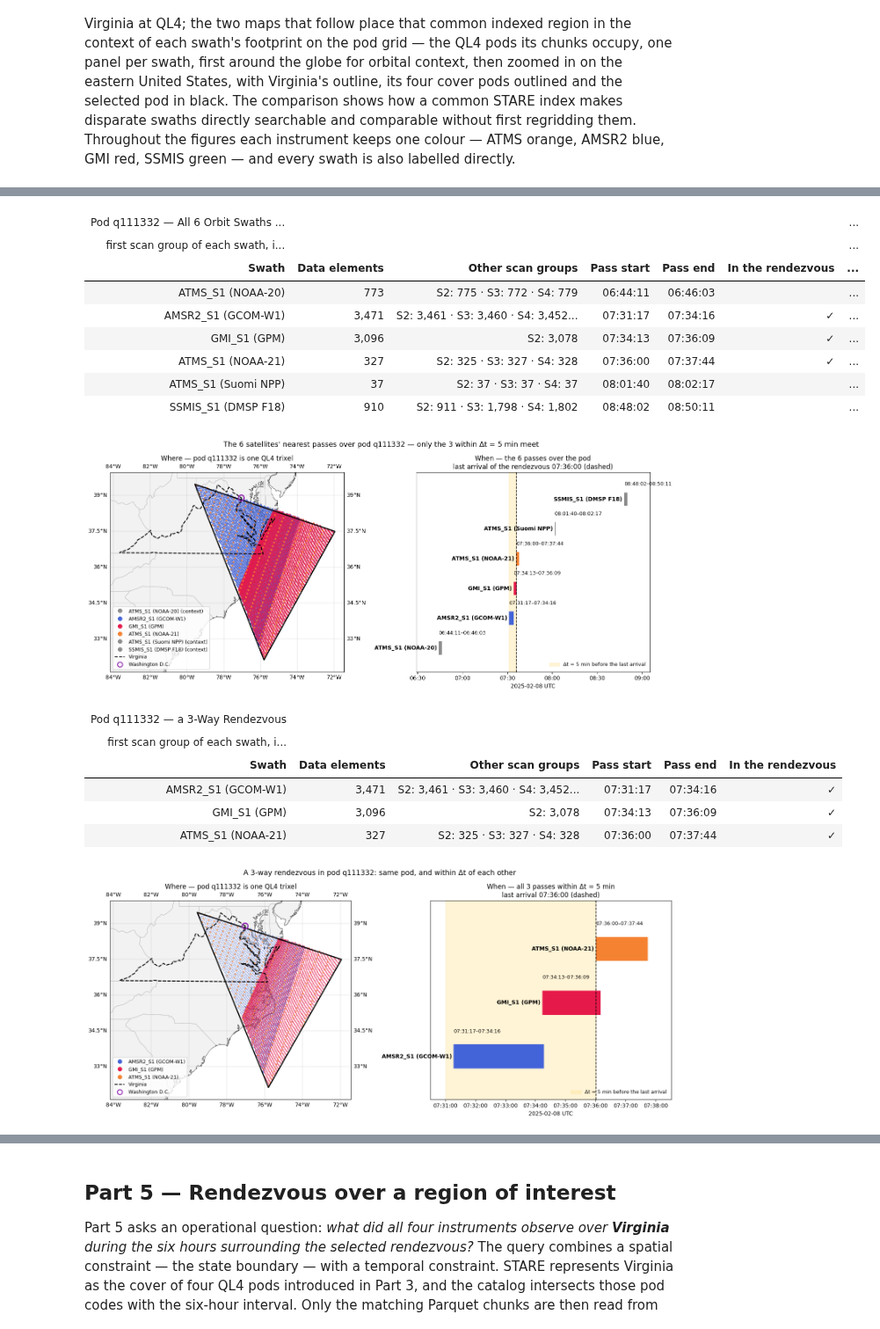
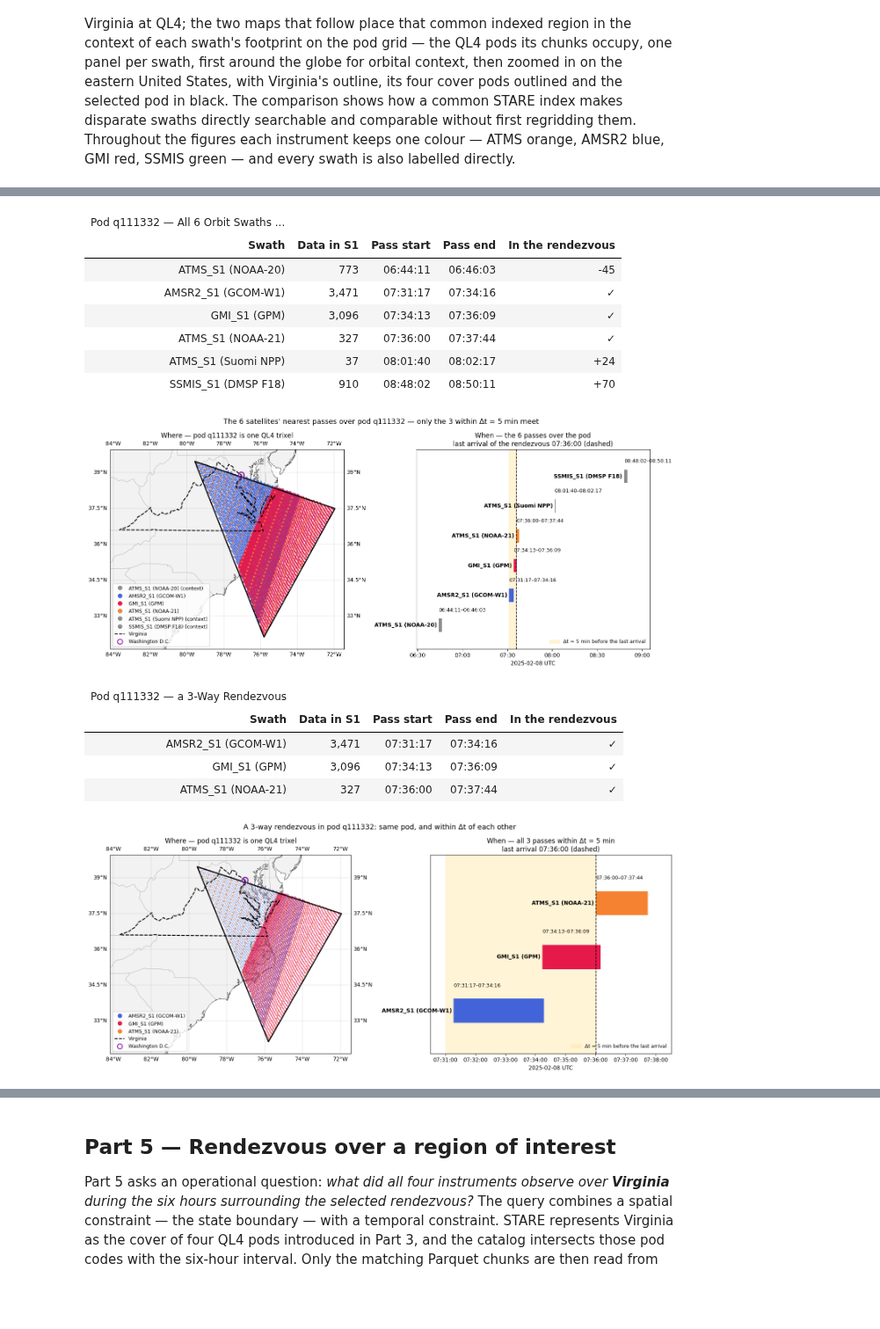
Before and after one commit to SpatioTemporal/STAREPandas, a Jupyter notebook: starepandas/s3_starepods_examples_video_v6.ipynb, the cells around one changed output, grey strips where cells are left out. Shown at 88% size. Cells and saved outputs as stored; diff of their text form; code cells hidden in the pictures; blank space fills up the shorter version.

```diff
--- a/starepandas/s3_starepods_examples_video_v6.ipynb
+++ b/starepandas/s3_starepods_examples_video_v6.ipynb
@@ -706,11 +691,10 @@ with T.step('display', 'render the per-pod table'):
     display(
         GT(per_pod)
         .tab_header(title="Rendezvous in Virginia's QL4 Pods, 2025Q1",
-                    subtitle=html(f"<b>{len(va_catalog):,} chunk records in {len(va_pods)} pods</b> — rendezvous "
-                                  "events per pod at each window, by how many instruments were present"))
+                    subtitle=html(f"<b>{len(va_catalog):,} chunk records in {len(va_pods)} pods</b>"))
         .fmt_markdown(columns=shown_cols)
-        .tab_spanner(label="Events, by Instruments Present", columns=['2-way', '3-way', '4-way'])
-        .cols_label(pod="Pod", virginia="Share of Virginia", records="Chunk records", window="")
+        .tab_spanner(label=spanner("Events, by Instruments Present"), columns=['2-way', '3-way', '4-way'])
+        .cols_label(pod="Pod", virginia=html("Share of<br>Virginia"), records=html("Chunk<br>records"), window="")
     )
 
 with T.step('local', 'pick the example: the first 3-way at the tightest window in the pod covering most of Virginia'):
@@ -746,13 +730,14 @@ with T.step('local', "each satellite's pass over the example pod nearest the ren
     swaths['orbit'] = swaths['granule'].str.split('.').str[5]
     swaths['sensing'] = swaths['granule'].str.split('.').str[4].str.replace(
         r'\d{8}-S(\d{2})(\d{2})\d{2}-E(\d{2})(\d{2})\d{2}', r'\1:\2–\3:\4', regex=True)
-    swaths['member'] = swaths['granule'].isin(members).map({True: '✓', False: ''})
+    swaths['member'] = ['✓' if g in members else f"{m:.1f}"
+                        for g, m in zip(swaths['granule'], swaths['minutes'])]
     swaths.insert(0, 'order', range(1, len(swaths) + 1))
 with T.step('display', 'render the swath table'):
     display(
-        GT(fmt_times(swaths, ('pass_start', 'pass_end'))
+        GT(fmt_times(swaths, ('pass_start', 'pass_end'), fmt='%H:%M:%S')
            [['order', 'instrument', 'satellite', 'orbit', 'sensing', 'pass_start', 'pass_end',
-             'chunks', 'minutes', 'member']])
+             'chunks', 'member']])
         .tab_header(title=f"Orbit Swaths over Pod {focus_pod} around the Example Rendezvous",
                     subtitle=html(f"<b>{len(swaths)} satellites, each one's pass nearest "
                                   f"{meeting.strftime('%Y-%m-%d %H:%M:%S')} UTC</b> — "
@@ -760,9 +745,8 @@ with T.step('display', 'render the swath table'):
                                   f"Δt = {minutes_of(EXAMPLE_DT)} min"))
         .cols_label(order="#", orbit="Orbit", sensing="Granule sensing span (UTC)",
                     pass_start="Start", pass_end="End", chunks="Chunks in the pod",
-                    minutes=html("Pass start relative to<br>rendezvous completion (min)"),
                     member=f"In the {minutes_of(EXAMPLE_DT)}-min rendezvous")
-        .tab_spanner(label="Pass over the Pod", columns=['pass_start', 'pass_end'])
+        .tab_spanner(label=spanner("Pass over the Pod"), columns=['pass_start', 'pass_end'])
     )
 
 with T.step('local', 'catalog rows of the six swaths, every pod they touch, labelled per swath'):
@@ -875,11 +858,6 @@ from starepandas.demo_plots import swath_label
 pod_s1 = in_pod[in_pod['Dataset'].str.endswith('_S1')]             # first scan group of the six swaths
 granule_of = {swath_label(d, g): g for d, g in zip(pod_s1['Dataset'], pod_s1['granule'])}
 assert len(granule_of) == pod_s1['granule'].nunique()               # one label per swath
-other_groups = (in_pod[~in_pod['Dataset'].str.endswith('_S1')]
-                .groupby('granule').apply(lambda g: ' · '.join(
-                    f"{d.split('_', 1)[1]}: {n:,}" for d, n in
-                    g.groupby('Dataset')['num_rows'].sum().items()), include_groups=False))
-
 cases = [
     (pod_s1,
      f"all {pod_s1['granule'].nunique()} orbit swaths in the pod",
@@ -901,66 +879,52 @@ for k, (rows, what, title) in enumerate(cases, start=4):
         # pass's gap is measured from the members' passes, not from the meeting
         if px['timestamp'].max() < members_start:
             return (px['timestamp'].max() - members_start).total_seconds() / 60
         if px['timestamp'].min() > members_end:
             return (px['timestamp'].min() - members_end).total_seconds() / 60
         return 0.0
 
+    # one membership column: ✓ for a member, else the pass's gap to the
+    # rendezvous in minutes (negative before it, positive after)
     arrival = pd.DataFrame([
         {'swath': label,
          'data elements': len(px),
-         'other scan groups': other_groups.get(granule_of[label], ''),
          'pass start': px['timestamp'].min().strftime('%H:%M:%S'),
          'pass end': px['timestamp'].max().strftime('%H:%M:%S'),
-         'in the rendezvous': '✓' if label in member_labels else '',
-         'gap': '' if label in member_labels else f"{gap_minutes(px):+.0f}"}
+         'in the rendezvous': '✓' if label in member_labels else f"{gap_minutes(px):+.0f}"}
         for label, px in passes.items()
     ])
-    if title is None:                                       # the 3-way: every row is a member
-        arrival = arrival.drop(columns='gap')
-    first_pass = min(px['timestamp'].min() for px in passes.values())
-    last_pass = max(px['timestamp'].max() for px in passes.values())
     with T.step('display', f'render the arrival table — {what}'):
-        table = (
+        display(
             GT(arrival)
             .tab_header(title=(f"Pod {focus_pod} — a {len(passes)}-Way Rendezvous" if title is None
-                               else f"Pod {focus_pod} — All {len(passes)} Orbit Swaths in the Pod"),
-                        subtitle=("first scan group of each swath, in order of arrival, "
-                                  f"all inside Δt = {minutes_of(EXAMPLE_DT)} min; the rendezvous completes "
-                                  f"{meeting.strftime('%Y-%m-%d %H:%M:%S')}" if title is None else
-                                  "first scan group of each swath, in order of arrival — the six passes "
-                                  f"nearest the rendezvous, {first_pass.strftime('%Y-%m-%d %H:%M')} → "
-                                  f"{last_pass.strftime('%H:%M')} UTC"))
+                               else f"Pod {focus_pod} — All {len(passes)} Orbit Swaths in the Pod"))
             .fmt_integer(columns='data elements')
+            .cols_label(**{'data elements': 'Data in S1'})
         )
-        if title is not None:
-            table = table.cols_label(gap=html("Gap to the rendezvous<br>(min)"))
-        display(table)
     with T.step('plot', f'build figure {k} — {what}'):
         fig = plot_rendezvous(focus_pod, passes, meeting, EXAMPLE_DT, title=title,
                               region=virginia, region_label='Virginia',
                               point=(DC['lon'], DC['lat']), point_label='Washington D.C.',
                               members=member_labels if title is not None else None,
                               shade_window=True)
     with T.step('display', f'render figure {k}'):
         display(fig)
         plt.close(fig)
 display(T.table("Processing Time of Each Step in this Part 4 Cell"))
 # %% [output]
-| Pod q111332 — All 6 Orbit Swaths ... |  |  |  |  |  | ... |
-| first scan group of each swath, i... |  |  |  |  |  | ... |
-| Swath | Data elements | Other scan groups | Pass start | Pass end | In the rendezvous | ... |
-| ATMS_S1 (NOAA-20) | 773 | S2: 775 · S3: 772 · S4: 779 | 06:44:11 | 06:46:03 |  | ... |
-| AMSR2_S1 (GCOM-W1) | 3,471 | S2: 3,461 · S3: 3,460 · S4: 3,452... | 07:31:17 | 07:34:16 | ✓ | ... |
-| GMI_S1 (GPM) | 3,096 | S2: 3,078 | 07:34:13 | 07:36:09 | ✓ | ... |
-| ATMS_S1 (NOAA-21) | 327 | S2: 325 · S3: 327 · S4: 328 | 07:36:00 | 07:37:44 | ✓ | ... |
-| ATMS_S1 (Suomi NPP) | 37 | S2: 37 · S3: 37 · S4: 37 | 08:01:40 | 08:02:17 |  | ... |
-| SSMIS_S1 (DMSP F18) | 910 | S2: 911 · S3: 1,798 · S4: 1,802 | 08:48:02 | 08:50:11 |  | ... |
+| Pod q111332 — All 6 Orbit Swaths ... |  |  |  |  |
+| Swath | Data in S1 | Pass start | Pass end | In the rendezvous |
+| ATMS_S1 (NOAA-20) | 773 | 06:44:11 | 06:46:03 | -45 |
+| AMSR2_S1 (GCOM-W1) | 3,471 | 07:31:17 | 07:34:16 | ✓ |
+| GMI_S1 (GPM) | 3,096 | 07:34:13 | 07:36:09 | ✓ |
+| ATMS_S1 (NOAA-21) | 327 | 07:36:00 | 07:37:44 | ✓ |
+| ATMS_S1 (Suomi NPP) | 37 | 08:01:40 | 08:02:17 | +24 |
+| SSMIS_S1 (DMSP F18) | 910 | 08:48:02 | 08:50:11 | +70 |
 [figure]
-| Pod q111332 — a 3-Way Rendezvous |  |  |  |  |  |
-| first scan group of each swath, i... |  |  |  |  |  |
-| Swath | Data elements | Other scan groups | Pass start | Pass end | In the rendezvous |
-| AMSR2_S1 (GCOM-W1) | 3,471 | S2: 3,461 · S3: 3,460 · S4: 3,452... | 07:31:17 | 07:34:16 | ✓ |
-| GMI_S1 (GPM) | 3,096 | S2: 3,078 | 07:34:13 | 07:36:09 | ✓ |
-| ATMS_S1 (NOAA-21) | 327 | S2: 325 · S3: 327 · S4: 328 | 07:36:00 | 07:37:44 | ✓ |
+| Pod q111332 — a 3-Way Rendezvous |  |  |  |  |
+| Swath | Data in S1 | Pass start | Pass end | In the rendezvous |
+| AMSR2_S1 (GCOM-W1) | 3,471 | 07:31:17 | 07:34:16 | ✓ |
+| GMI_S1 (GPM) | 3,096 | 07:34:13 | 07:36:09 | ✓ |
+| ATMS_S1 (NOAA-21) | 327 | 07:36:00 | 07:37:44 | ✓ |
 [figure]
 | Processing Time of Each Step in t... |  |  |  |
```
Also changed, not shown: parts of 10 cells of this notebook.
